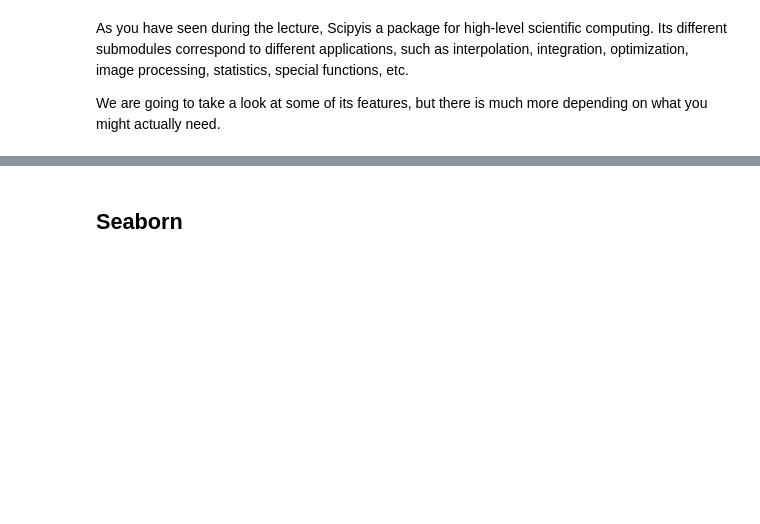
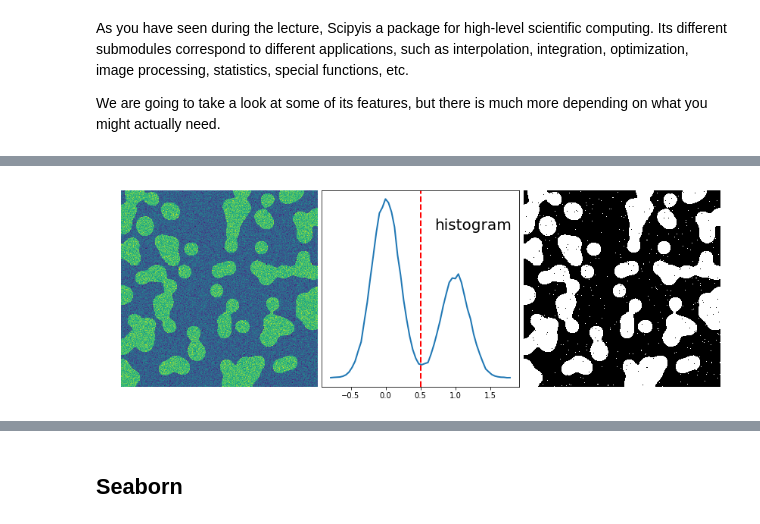
Before and after one commit to violafanfani/bootcamp2018, a Jupyter notebook: intro_to_python/intro_to_scientific_programming.ipynb, the cells around one changed output, grey strips where cells are left out. Cells and saved outputs as stored; diff of their text form; code cells hidden in the pictures; blank space fills up the shorter version.

```diff
--- a/intro_to_python/intro_to_scientific_programming.ipynb
+++ b/intro_to_python/intro_to_scientific_programming.ipynb
@@ -317,0 +372,41 @@ We are going to take a look at some of its features, but there is much more depe
+# %%
+## Segmenting an image
+
+from scipy import ndimage
+
+# Code to create the image that needs later to be segmented
+n = 10
+l = 256
+im = np.zeros((l, l))
+np.random.seed(1)
+points = l*np.random.random((2, n**2))
+im[(points[0]).astype(np.int), (points[1]).astype(np.int)] = 1
+im = ndimage.gaussian_filter(im, sigma=l/(4.*n)) #gaussian filter
+
+mask = (im > im.mean()).astype(np.float)
+mask += 0.1 * im
+img = mask + 0.2*np.random.randn(*mask.shape)
+
+hist, bin_edges = np.histogram(img, bins=60)
+bin_centers = 0.5*(bin_edges[:-1] + bin_edges[1:])
+
+binary_img = img > 0.5
+# %%
+plt.figure(figsize=(11,4))
+
+plt.subplot(131)
+plt.imshow(img)
+plt.axis('off')
+plt.subplot(132)
+plt.plot(bin_centers, hist, lw=2)
+plt.axvline(0.5, color='r', ls='--', lw=2)
+plt.text(0.57, 0.8, 'histogram', fontsize=20, transform = plt.gca().transAxes)
+plt.yticks([])
+plt.subplot(133)
+plt.imshow(binary_img, cmap=plt.cm.gray, interpolation='nearest')
+plt.axis('off')
+
+plt.subplots_adjust(wspace=0.02, hspace=0.3, top=1, bottom=0.1, left=0, right=1)
+plt.show()
+# %% [output]
+[figure, added]
```
Also changed, not shown: parts of 29 cells of this notebook.
